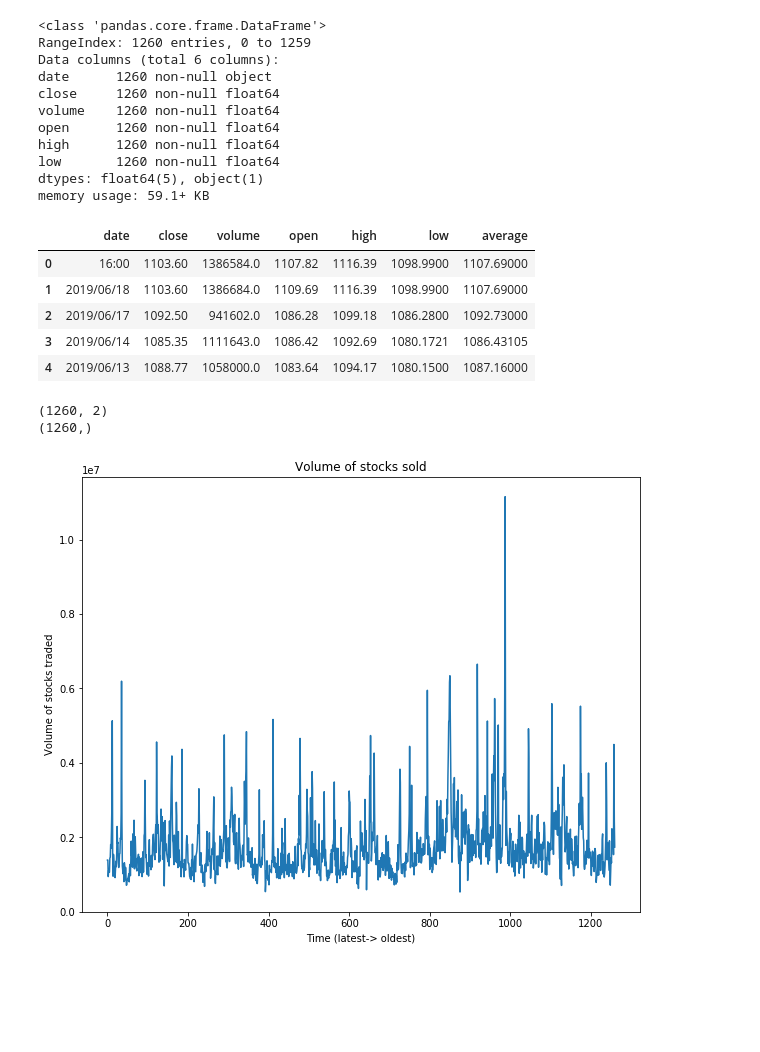
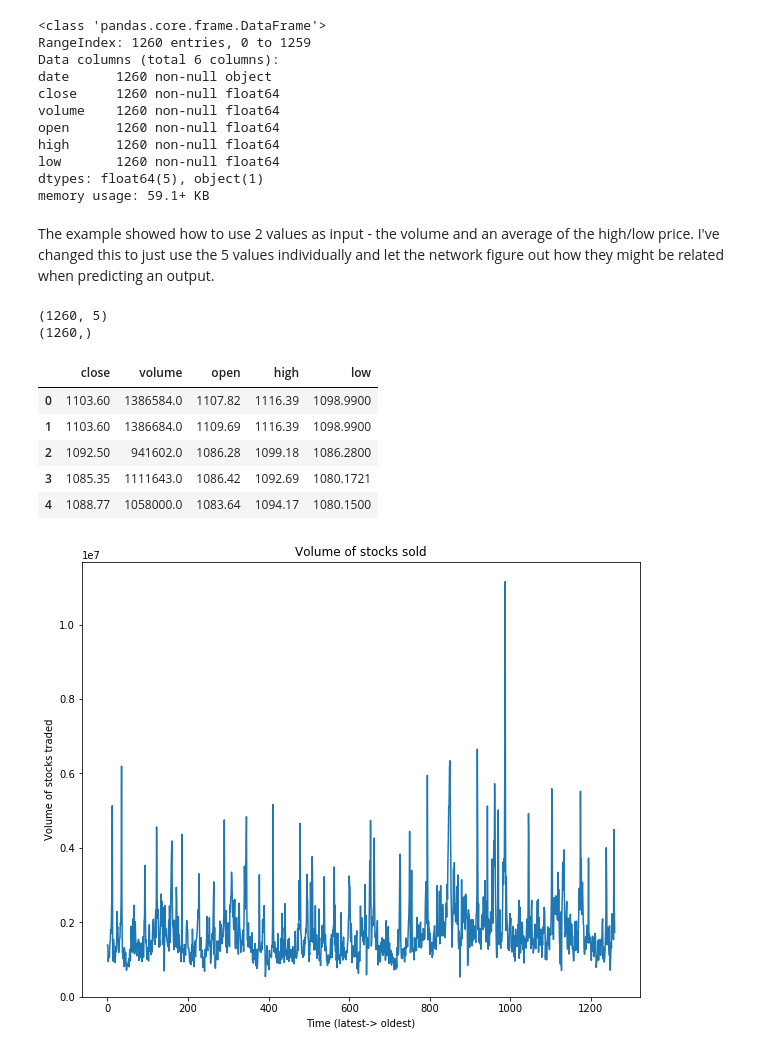
Before and after one commit to HSV-AI/presentations, a Jupyter notebook: 2019/190626_RNN_TimeSeries_Part3.ipynb, the cells around one changed output. Cells and saved outputs as stored; diff of their text form; code cells hidden in the pictures; blank space fills up the shorter version.

```diff
--- a/2019/190626_RNN_TimeSeries_Part3.ipynb
+++ b/2019/190626_RNN_TimeSeries_Part3.ipynb
@@ -77,28 +62,26 @@ high      1260 non-null float64
 low       1260 non-null float64
 dtypes: float64(5), object(1)
 memory usage: 59.1+ KB
-# %%
-
-stock_data["average"] = (stock_data["high"] + stock_data["low"])/2
-stock_data.head(5)
-# %% [output]
-|  | date | close | volume | open | high | low | average |
-| 0 | 16:00 | 1103.60 | 1386584.0 | 1107.82 | 1116.39 | 1098.9900 | 1107.69000 |
-| 1 | 2019/06/18 | 1103.60 | 1386684.0 | 1109.69 | 1116.39 | 1098.9900 | 1107.69000 |
-| 2 | 2019/06/17 | 1092.50 | 941602.0 | 1086.28 | 1099.18 | 1086.2800 | 1092.73000 |
-| 3 | 2019/06/14 | 1085.35 | 1111643.0 | 1086.42 | 1092.69 | 1080.1721 | 1086.43105 |
-| 4 | 2019/06/13 | 1088.77 | 1058000.0 | 1083.64 | 1094.17 | 1080.1500 | 1087.16000 |
+# %% [markdown]
+The example showed how to use 2 values as input - the volume and an average of the high/low price. I've changed this to just use the 5 values individually and let the network figure out how they might be related when predicting an output.
 # %%
-input_feature= stock_data.iloc[:,[2,6]].values
+input_feature= stock_data.iloc[:,1:].values
 input_data = input_feature
 input_feature.shape
 
 output_feature = stock_data.iloc[:,3].values
 
 print(input_feature.shape)
 print(output_feature.shape)
+stock_data.iloc[:,1:].head(5)
 # %% [output]
-(1260, 2)
+(1260, 5)
 (1260,)
+|  | close | volume | open | high | low |
+| 0 | 1103.60 | 1386584.0 | 1107.82 | 1116.39 | 1098.9900 |
+| 1 | 1103.60 | 1386684.0 | 1109.69 | 1116.39 | 1098.9900 |
+| 2 | 1092.50 | 941602.0 | 1086.28 | 1099.18 | 1086.2800 |
+| 3 | 1085.35 | 1111643.0 | 1086.42 | 1092.69 | 1080.1721 |
+| 4 | 1088.77 | 1058000.0 | 1083.64 | 1094.17 | 1080.1500 |
 # %%
 plt.figure(figsize=(10,8))
```
Also changed, not shown: parts of 11 cells of this notebook.
